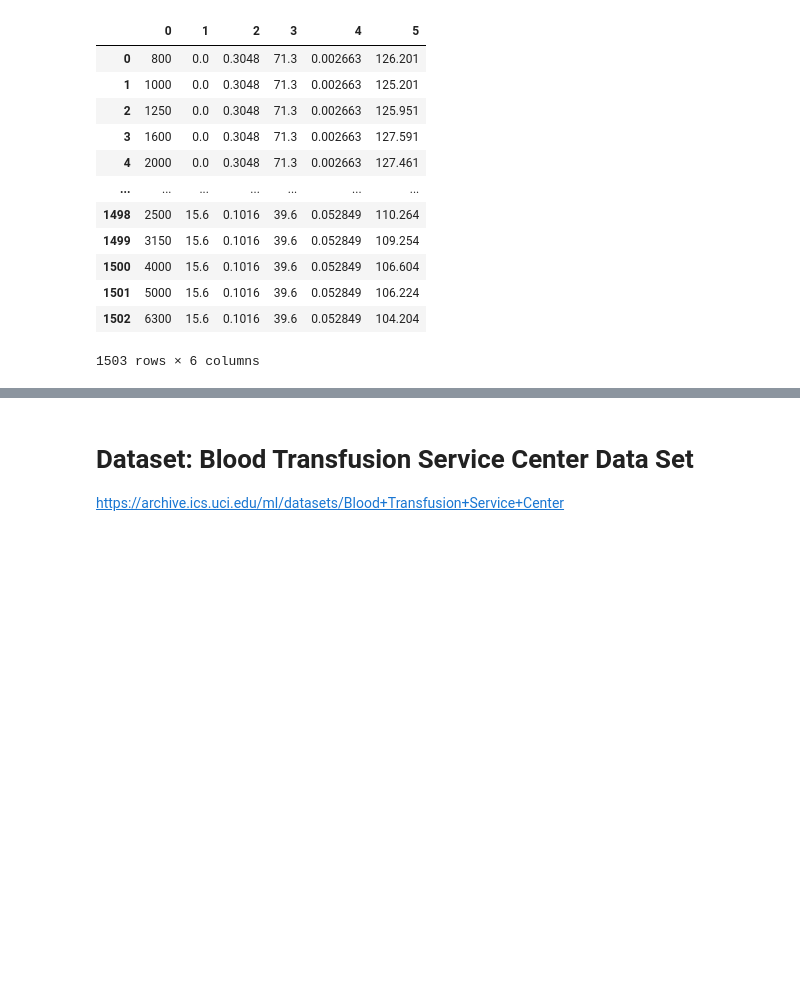
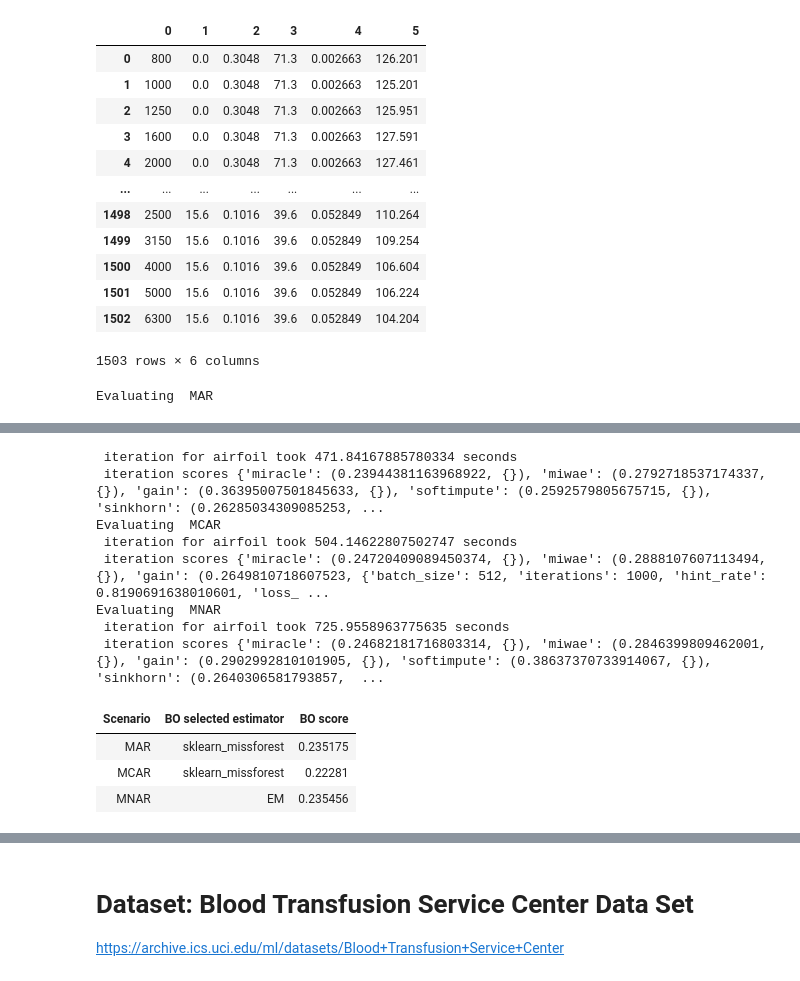
Before and after one commit to vanderschaarlab/hyperimpute, a Jupyter notebook: tutorials/tutorial_01_bayesian_optimization_over_imputers.ipynb, the cells around one changed output, grey strips where cells are left out. Saved outputs shown, nothing was run; the diff lists cells and outputs as text; code cells hidden in the pictures; blank space fills up the shorter version.

```diff
--- a/tutorials/tutorial_01_bayesian_optimization_over_imputers.ipynb
+++ b/tutorials/tutorial_01_bayesian_optimization_over_imputers.ipynb
@@ -214,6 +235,6 @@ results
 
 headers = ["Scenario", "BO selected estimator", "BO score"]
 
-display(
-    HTML(tabulate.tabulate(results, headers=headers, tablefmt="html"))
-)
+display(HTML(tabulate.tabulate(results, headers=headers, tablefmt="html")))
+# %% [output]
+Evaluating  MAR
@@ -220,3 +246,15 @@ display(
+ iteration for airfoil took 471.84167885780334 seconds
+ iteration scores {'miracle': (0.23944381163968922, {}), 'miwae': (0.2792718537174337, {}), 'gain': (0.36395007501845633, {}), 'softimpute': (0.2592579805675715, {}), 'sinkhorn': (0.26285034309085253, ...
+Evaluating  MCAR
+ iteration for airfoil took 504.14622807502747 seconds
+ iteration scores {'miracle': (0.24720409089450374, {}), 'miwae': (0.2888107607113494, {}), 'gain': (0.2649810718607523, {'batch_size': 512, 'iterations': 1000, 'hint_rate': 0.8190691638010601, 'loss_ ...
+Evaluating  MNAR
+ iteration for airfoil took 725.9558963775635 seconds
+ iteration scores {'miracle': (0.24682181716803314, {}), 'miwae': (0.2846399809462001, {}), 'gain': (0.2902992810101905, {}), 'softimpute': (0.38637370733914067, {}), 'sinkhorn': (0.2640306581793857,  ...
+| Scenario | BO selected estimator | BO score |
+| MAR | sklearn_missforest | 0.235175 |
+| MCAR | sklearn_missforest | 0.22281 |
+| MNAR | EM | 0.235456 |
 # %%
 # Full dataset evaluation
 X = df.values
```
Also changed, not shown: parts of 11 cells of this notebook, 55 other files.
